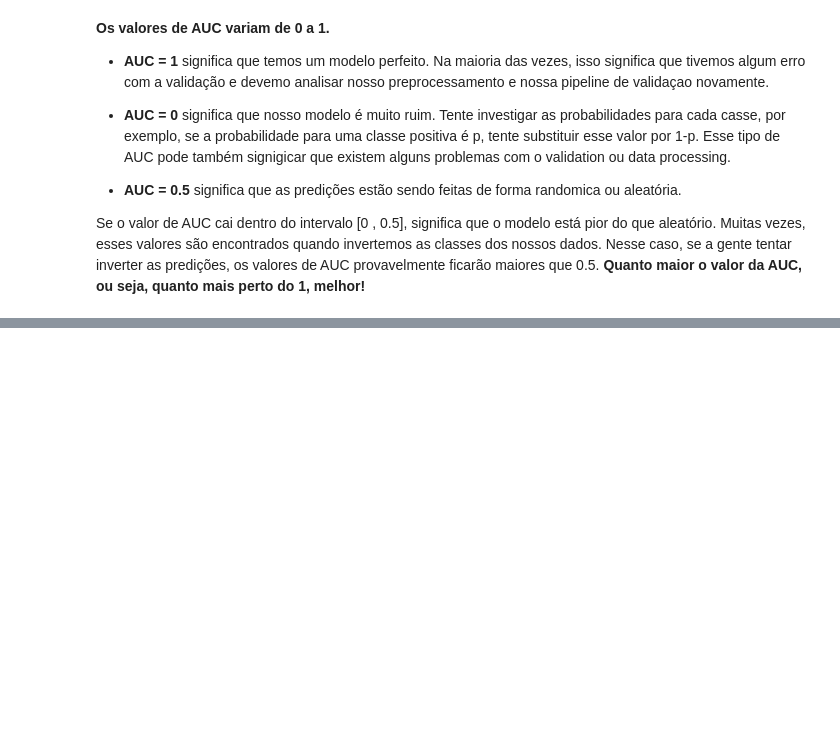
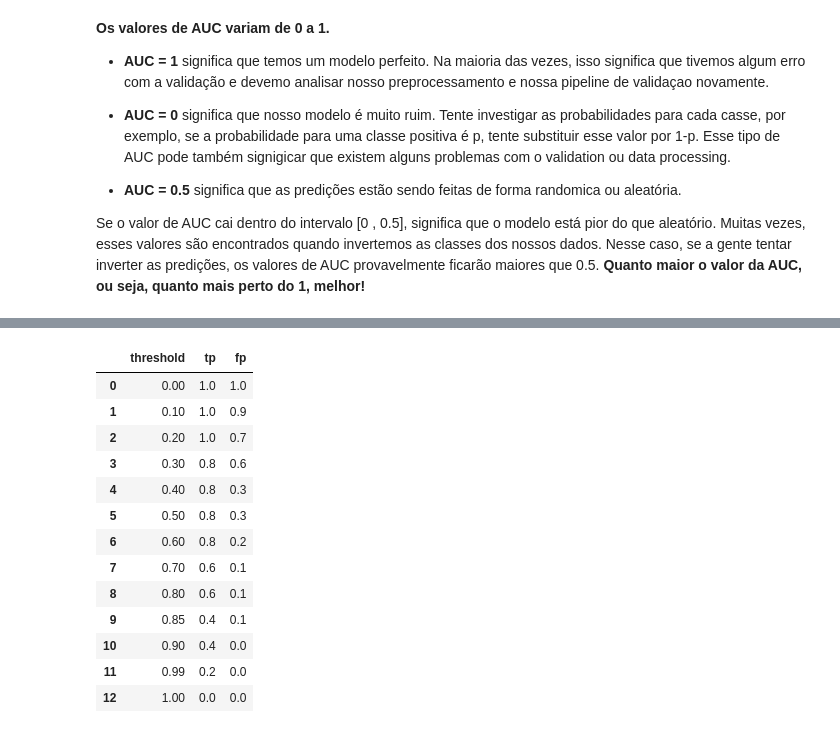
Before and after one commit to jmcabreira-zz/Resumo-de-livros-PTBr, a Jupyter notebook: Approaching_(Almost)_Machine_Learning_Problem/Metricas-de-avaliaçao/metricas.ipynb, the cells around one changed output, grey strips where cells are left out. Saved outputs shown, nothing was run; the diff lists cells and outputs as text; code cells hidden in the pictures; blank space fills up the shorter version.

```diff
--- a/Approaching_(Almost)_Machine_Learning_Problem/Metricas-de-avaliaçao/metricas.ipynb
+++ b/Approaching_(Almost)_Machine_Learning_Problem/Metricas-de-avaliaçao/metricas.ipynb
@@ -551,0 +567,47 @@ Depois que a gente calcular as probabilidades das classes e o AUC, nós iremos f
+# %%
+# listas vazias para guardar valores de TP e FP
+tp_list = []
+fp_list = []
+
+# Valores de target
+y_true = [0,0,0,0,1,0,1,0,0,1,0,1,0,0,1]
+
+
+# Probabilidades preditas da observação ser da classe 1
+y_pred = [0.1, 0.3, 0.2, 0.6, 0.8, 0.05, 0.9, 0.5, 0.3, 0.66, 0.3, 0.2, 0.85, 0.15, 0.99]
+
+# threshold escolhido a mão
+thresholds = [0, 0.1, 0.2, 0.3, 0.4, 0.5, 0.6, 0.7, 0.8, 0.85, 0.9, 0.99, 1.0]
+
+
+for thresh in thresholds:
+    # Calcula previsão para um dado valor de threshold
+    temp_pred = [1 if x >= thresh else 0 for x in y_pred]
+    # tp e fp
+    temp_tp = true_positive(y_true, temp_pred)
+    temp_fp = false_positive(y_true, temp_pred)
+
+    # add to list
+    tp_list.append(temp_tp)
+    fp_list.append(temp_fp)
+# %%
+import pandas as pd
+data = {'threshold':thresholds, "tp":tpr_list, "fp": fpr_list}
+
+threshold_tp_fp_df = pd.DataFrame(data)
+threshold_tp_fp_df
+# %% [output]
+|  | threshold | tp | fp |
+| 0 | 0.00 | 1.0 | 1.0 |
+| 1 | 0.10 | 1.0 | 0.9 |
+| 2 | 0.20 | 1.0 | 0.7 |
+| 3 | 0.30 | 0.8 | 0.6 |
+| 4 | 0.40 | 0.8 | 0.3 |
+| 5 | 0.50 | 0.8 | 0.3 |
+| 6 | 0.60 | 0.8 | 0.2 |
+| 7 | 0.70 | 0.6 | 0.1 |
+| 8 | 0.80 | 0.6 | 0.1 |
+| 9 | 0.85 | 0.4 | 0.1 |
+| 10 | 0.90 | 0.4 | 0.0 |
+| 11 | 0.99 | 0.2 | 0.0 |
+| 12 | 1.00 | 0.0 | 0.0 |
```
Also changed, not shown: parts of 8 cells of this notebook.
